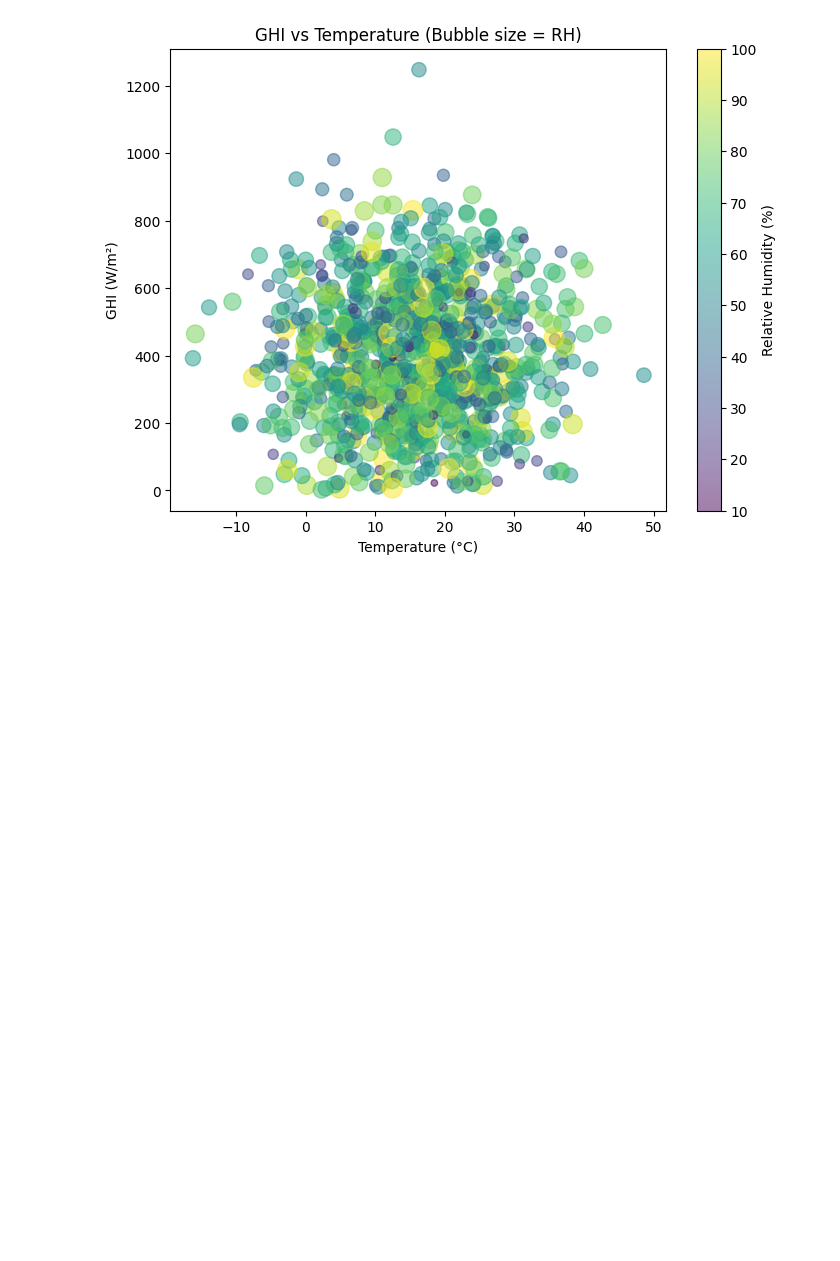
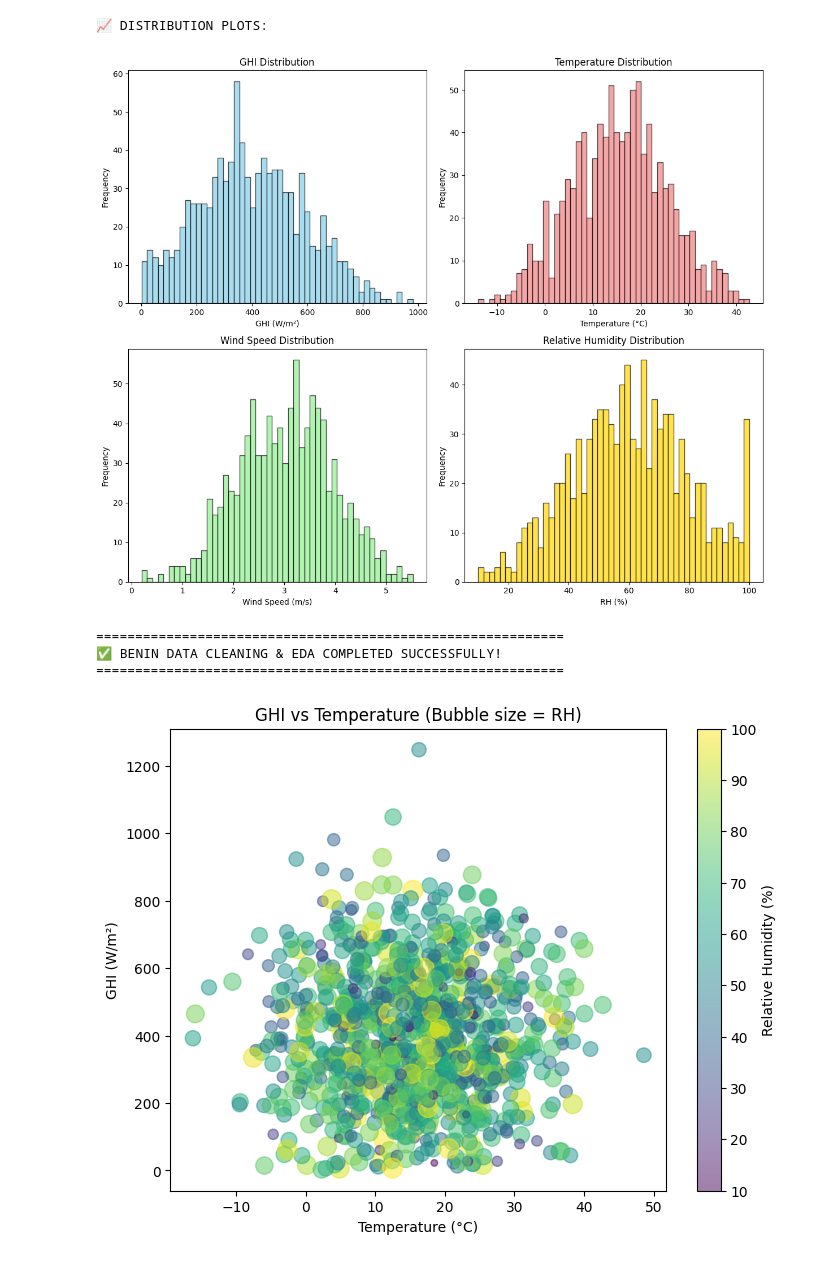
Before and after one commit to melat33/solar-challenge-week0, a Jupyter notebook: notebooks/benin_eda.ipynb, the cells around one changed output. Saved outputs shown, nothing was run; the diff lists cells and outputs as text; code cells hidden in the pictures; blank space fills up the shorter version.

```diff
--- a/notebooks/benin_eda.ipynb
+++ b/notebooks/benin_eda.ipynb
@@ -201,3 +314,48 @@ plt.show()
+# %%
+# Distribution plots
+print("\n📈 DISTRIBUTION PLOTS:")
+fig, axes = plt.subplots(2, 2, figsize=(12, 10))
+
+# GHI Distribution
+if 'GHI' in df_clean.columns:
+    axes[0,0].hist(df_clean['GHI'].dropna(), bins=50, alpha=0.7, color='skyblue', edgecolor='black')
+    axes[0,0].set_title("GHI Distribution")
+    axes[0,0].set_xlabel("GHI (W/m²)")
+    axes[0,0].set_ylabel("Frequency")
+
+# Temperature Distribution
+if 'Tamb' in df_clean.columns:
+    axes[0,1].hist(df_clean['Tamb'].dropna(), bins=50, alpha=0.7, color='lightcoral', edgecolor='black')
+    axes[0,1].set_title("Temperature Distribution")
+    axes[0,1].set_xlabel("Temperature (°C)")
+    axes[0,1].set_ylabel("Frequency")
+
+# Wind Speed Distribution
+if 'WS' in df_clean.columns:
+    axes[1,0].hist(df_clean['WS'].dropna(), bins=50, alpha=0.7, color='lightgreen', edgecolor='black')
+    axes[1,0].set_title("Wind Speed Distribution")
+    axes[1,0].set_xlabel("Wind Speed (m/s)")
+    axes[1,0].set_ylabel("Frequency")
+
+# RH Distribution
+if 'RH' in df_clean.columns:
+    axes[1,1].hist(df_clean['RH'].dropna(), bins=50, alpha=0.7, color='gold', edgecolor='black')
+    axes[1,1].set_title("Relative Humidity Distribution")
+    axes[1,1].set_xlabel("RH (%)")
+    axes[1,1].set_ylabel("Frequency")
+
+plt.tight_layout()
+plt.show()
+
+print("="*60)
+print("✅ BENIN DATA CLEANING & EDA COMPLETED SUCCESSFULLY!")
+print("="*60)
+# %% [output]
+📈 DISTRIBUTION PLOTS:
+[figure, added]
+============================================================
+✅ BENIN DATA CLEANING & EDA COMPLETED SUCCESSFULLY!
+============================================================
 # %%
 #Bubble chart
 # %%
```
Also changed, not shown: parts of 39 cells of this notebook, 10 other files.
